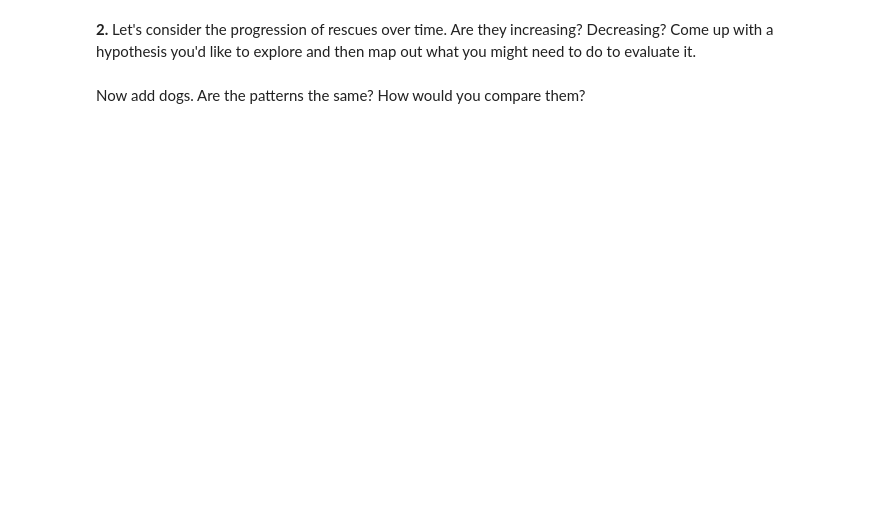
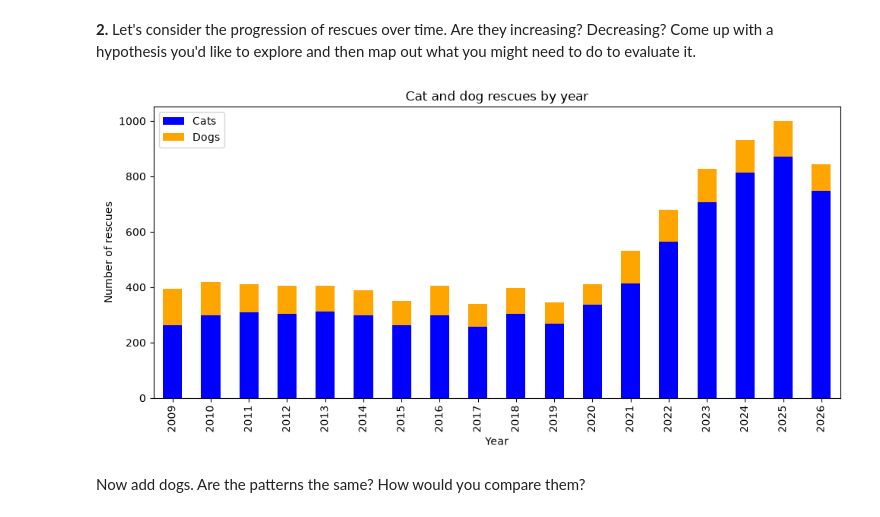
Before and after one commit to ka2931/2026-Image-and-Sound, a Jupyter notebook: lessons/03_lecture/Classtime_3.ipynb, the cells around one changed output. Saved outputs shown, nothing was run; the diff lists cells and outputs as text; code cells hidden in the pictures; blank space fills up the shorter version.

```diff
--- a/lessons/03_lecture/Classtime_3.ipynb
+++ b/lessons/03_lecture/Classtime_3.ipynb
@@ -106,3 +162,35 @@ What about [this story](https://www.theguardian.com/world/2025/nov/02/firefighte
+# %%
+import matplotlib.pyplot as plt
+
+cats_and_dogs = lfb.loc[
+    lfb["AnimalGroupParent"].str.lower().isin(["cat", "dog"]),
+    ["CalYear", "AnimalGroupParent"]
+].copy()
+
+cats_and_dogs["AnimalGroupParent"] = cats_and_dogs["AnimalGroupParent"].str.lower()
+
+counts_by_year = (
+    cats_and_dogs.groupby(["CalYear", "AnimalGroupParent"])
+    .size()
+    .unstack(fill_value=0)
+    .reindex(columns=["cat", "dog"], fill_value=0)
+)
+
+counts_by_year.columns = ["Cats", "Dogs"]
+
+ax = counts_by_year.plot(
+    kind="bar",
+    stacked=True,
+    color=["blue", "orange"],
+    figsize=(10, 5)
+)
+ax.set_title("Cat and dog rescues by year")
+ax.set_xlabel("Year")
+ax.set_ylabel("Number of rescues")
+plt.tight_layout()
+plt.show()
+# %% [output]
+[figure, added]
 # %% [markdown]
 Now add dogs. Are the patterns the same? How would you compare them?
 # %%
```
Also changed, not shown: parts of 8 cells of this notebook.
